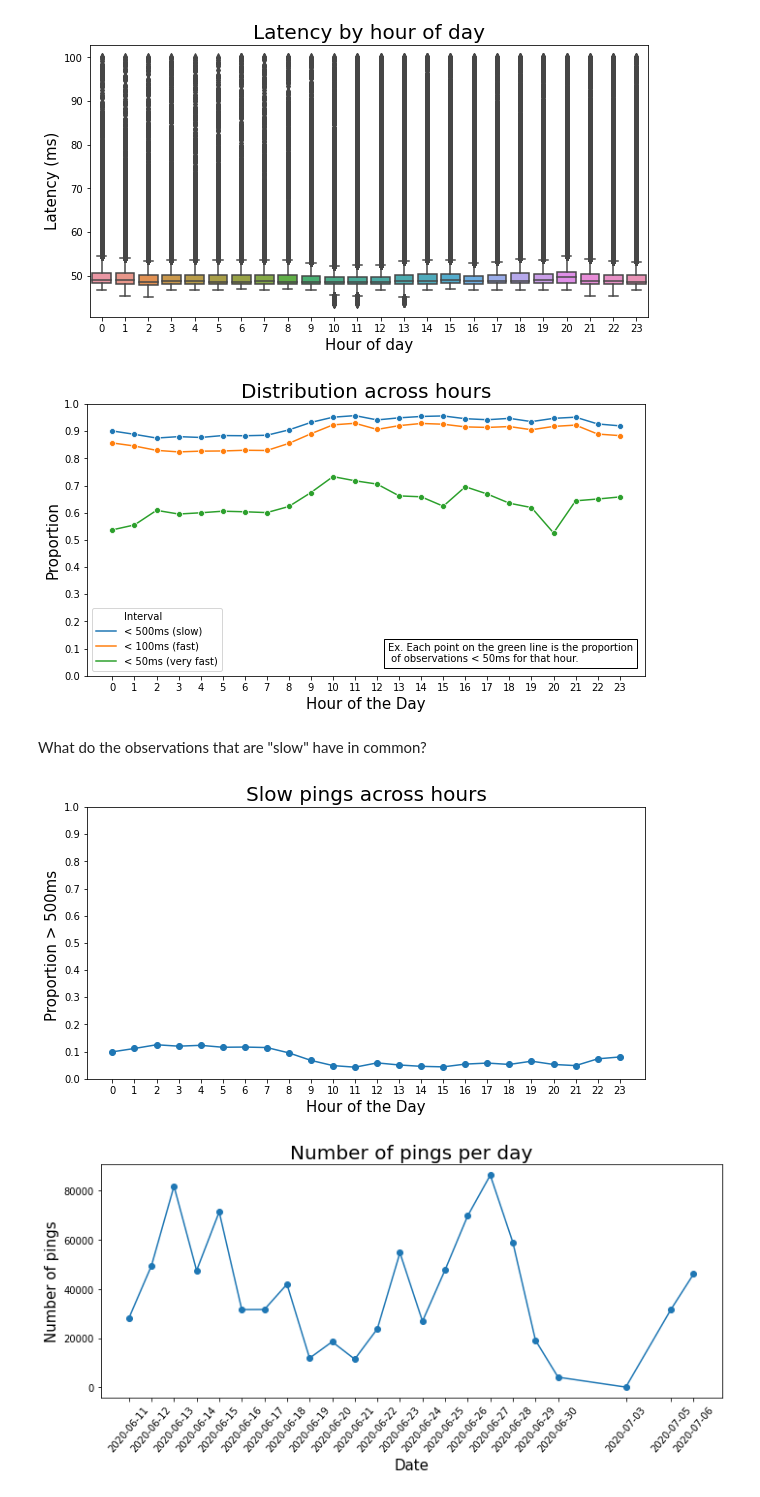
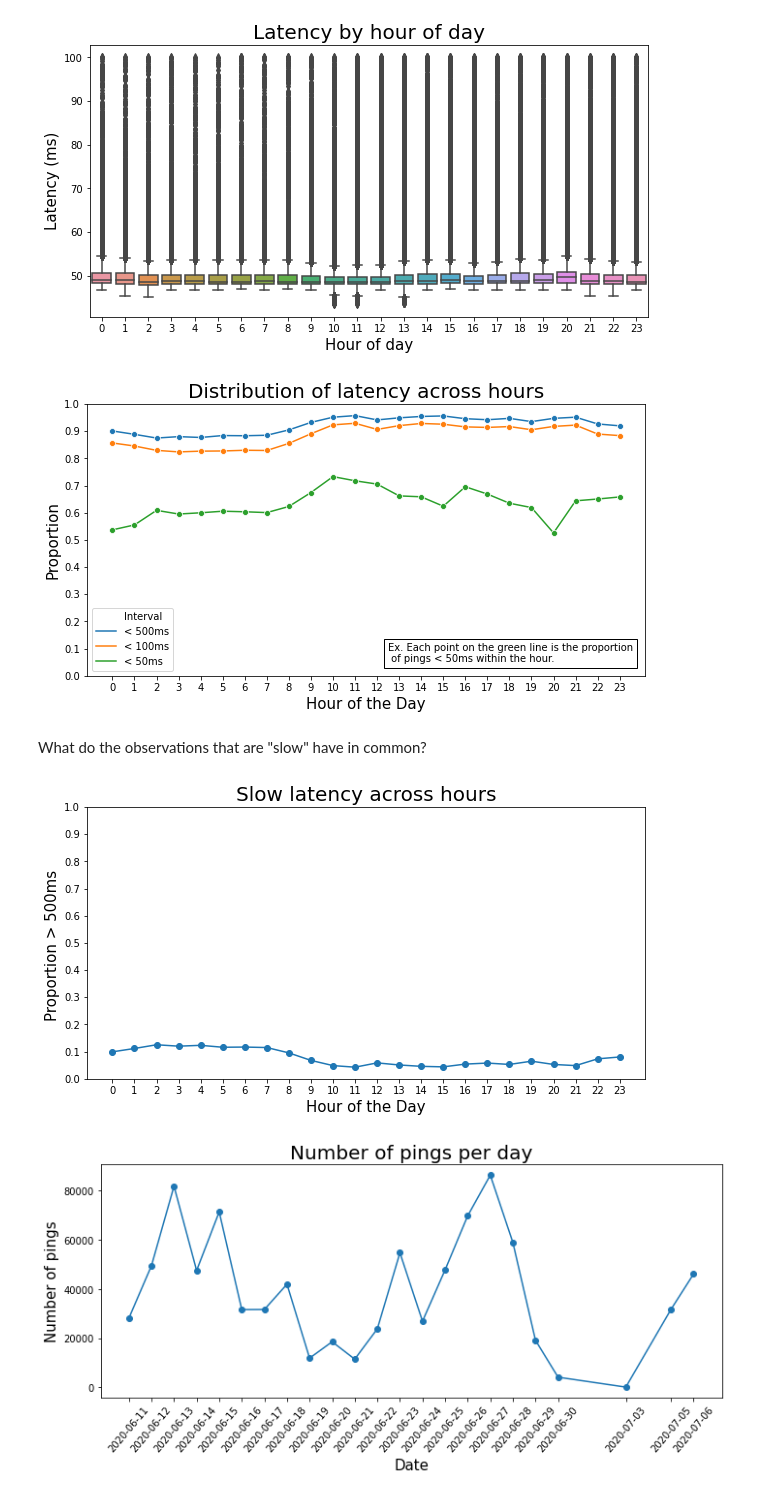
Before and after one commit to ayoskovich/int-traffic, a Jupyter notebook: analyze_ping.ipynb, the cells around one changed output. Saved outputs shown, nothing was run; the diff lists cells and outputs as text; code cells hidden in the pictures.

```diff
--- a/analyze_ping.ipynb
+++ b/analyze_ping.ipynb
@@ -69,42 +78,42 @@ a = bucket_dist('hour',
                 'lat',
                 np.arange(0, 1100, 500),
                 pd.Interval(-.001, 500),
-                label='< 500ms (slow)', df=clean)
+                label='< 500ms', df=clean)
 
 b = bucket_dist('hour',
                 'lat',
                 np.arange(0, 1100, 100),
                 pd.Interval(-.001, 100),
-                label='< 100ms (fast)', df=clean)
+                label='< 100ms', df=clean)
 
 c = bucket_dist('hour',
                 'lat',
                 np.arange(0, 1100, 50),
                 pd.Interval(-.001, 50),
-                label='< 50ms (very fast)', df=clean)
+                label='< 50ms', df=clean)
 
 # Create the plot
 (
     pd.concat([a, b, c]).reset_index()
     .pipe(lambda df: sns.lineplot(x='hour', y='lat', hue='Interval', data = df, marker="o"))
 )
 
 plt.xlabel('Hour of the Day', fontsize=LAB_SIZE);
 plt.xticks(np.arange(24));
 
 plt.ylim((0, 1));
 plt.yticks(np.arange(0, 1.1, .1));
 plt.ylabel('Proportion', fontsize=LAB_SIZE)
-plt.title('Distribution across hours', fontsize=TITLE_SIZE)
+plt.title('Distribution of latency across hours', fontsize=TITLE_SIZE)
 
-helps = 'Ex. Each point on the green line is the proportion\n of observations < 50ms for that hour.'
+helps = 'Ex. Each point on the green line is the proportion\n of pings < 50ms within the hour.'
 plt.text(12.5, .05, helps, bbox=dict(fill=False))
 
 plt.gcf().set_figheight(5);
 plt.gcf().set_figwidth(10);
 plt.savefig(PROJ_PATH+'both.png')
 # %% [output]
-[figure, old version]
+[figure, new version]
 # %% [markdown]
 What do the observations that are "slow" have in common?
 # %%
@@ -112,7 +121,7 @@ What do the observations that are "slow" have in common?
     clean.groupby('hour')['lat']
     .value_counts(bins=[0, 500, 10_000], normalize=True)
     [:, pd.Interval(500, 10_000)]
-    .sort_index().plot(marker='o');
+    .sort_index().plot(marker='o')
 )
 plt.gcf().set_figheight(5);
 plt.gcf().set_figwidth(10);
@@ -123,11 +132,11 @@ plt.xticks(np.arange(24));
 plt.ylim((0, 1));
 plt.yticks(np.arange(0, 1.1, .1));
 plt.ylabel('Proportion > 500ms ', fontsize=LAB_SIZE)
-plt.title('Slow pings across hours', fontsize=TITLE_SIZE)
+plt.title('Slow latency across hours', fontsize=TITLE_SIZE)
 
 plt.savefig(PROJ_PATH+'slows.png')
 # %% [output]
-[figure, old version]
+[figure, new version]
 # %%
 x = clean['date'].value_counts().to_frame('counts')
 x['prop'] = x['counts'] / x['counts'].sum()
```
Also changed, not shown: parts of 3 cells of this notebook, 2 other files.
